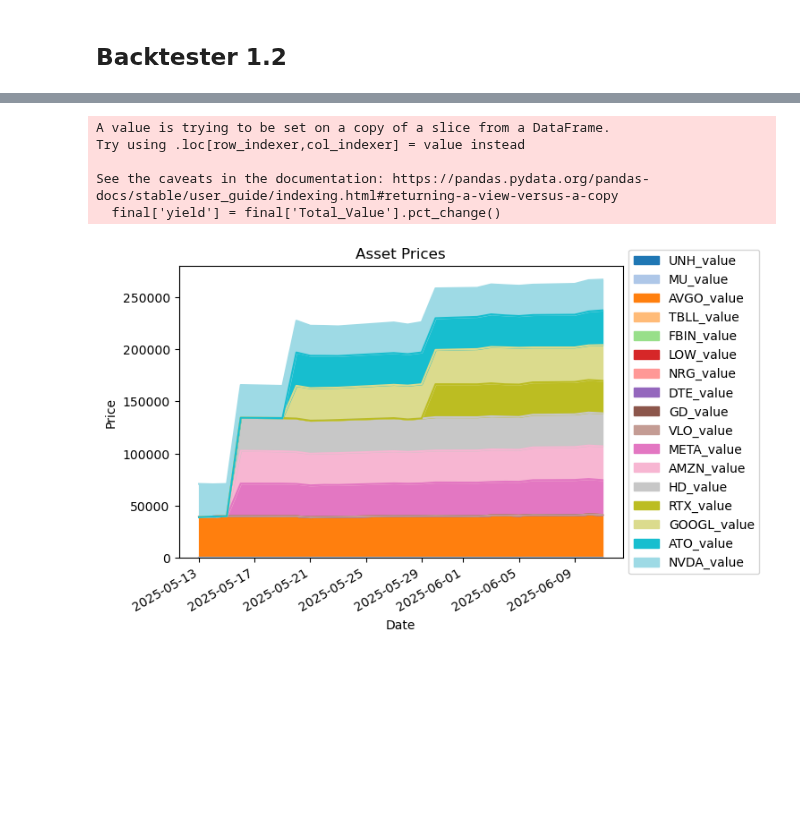
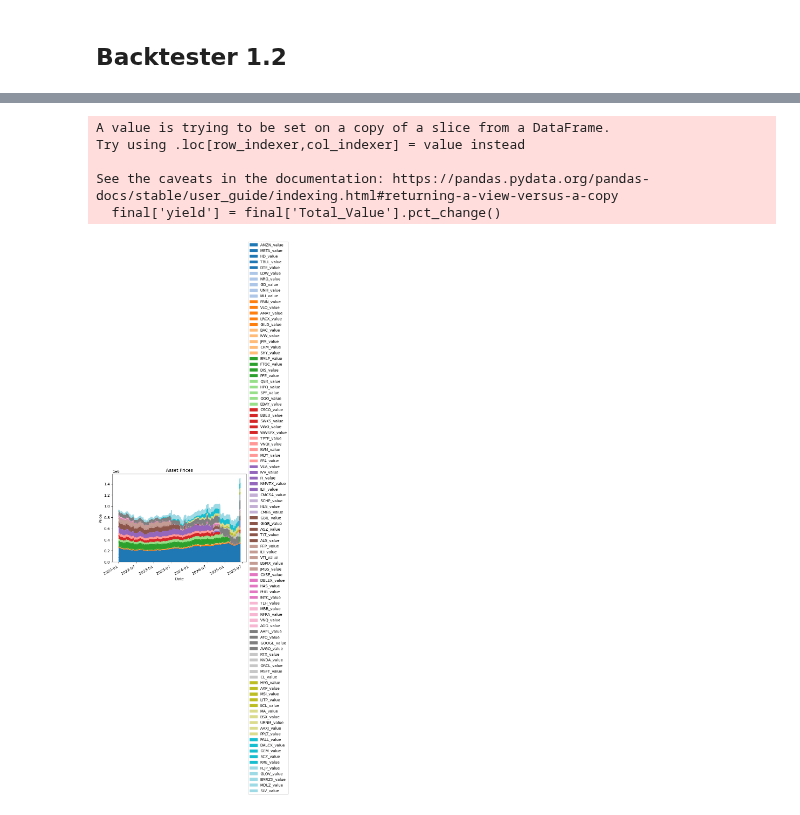
Before and after one commit to santiago20342/python-coruse, a Jupyter notebook: Projects/backtester/test.ipynb, the cells around one changed output, grey strips where cells are left out. Cells and saved outputs as stored; diff of their text form; code cells hidden in the pictures; blank space fills up the shorter version.

Commit message:
pulled data from API

```diff
--- a/Projects/backtester/test.ipynb
+++ b/Projects/backtester/test.ipynb
@@ -639,32 +768,42 @@ from portfolio import Portfolio
 from plotter import plot_df_prices_components
 from plotter import plot_df_prices_lines
 from plotter import plot_df_networth_lines
+import numpy as np
 
 
 ##FMP API
-# PUBLIC API KEY = ?apikey=eGw4yVV5QZwCAsvqO3zZcs8dNRulA1Nk
-# Define the API endpoint and parameters
-url = "https://financialmodelingprep.com/stable/senate-latest" #Api Url
-params = {
-    'apikey': 'eGw4yVV5QZwCAsvqO3zZcs8dNRulA1Nk'
-}
+#######################################################################################
+### raspberry automation code. Comment out when running manually
+# # PUBLIC API KEY = ?apikey=eGw4yVV5QZwCAsvqO3zZcs8dNRulA1Nk
+# # Define the API endpoint and parameters
+# url = "https://financialmodelingprep.com/stable/senate-latest" #Api Url
+# params = {
+#     'apikey': 'eGw4yVV5QZwCAsvqO3zZcs8dNRulA1Nk'
+# }
 
-response = requests.get(url, params=params)
-# Check if the request was successful
-if response.status_code == 200:
-    data = response.json()  # Parse the JSON response
+# response = requests.get(url, params=params)
+# # Check if the request was successful
+# if response.status_code == 200:
+#     data = response.json()  # Parse the JSON response
 
 
-response = requests.get(url, params=params)
-# Check if the request was successful
-   #getting a list of senators for the analysis since 2020
+# response = requests.get(url, params=params)
+# # Check if the request was successful
+#    #getting a list of senators for the analysis since 2020
 
-df = pd.DataFrame(data)
-
-df['symbol'].unique()  # Get unique symbols from the DataFrame
-symbol_list = list(df['symbol'].unique())
+# df = pd.DataFrame(data) #newer data from the API
+# historic_df = pd.read_csv('data/senate_historic_data.csv') #older data from the CSV file
+# df['symbol'].unique()  # Get unique symbols from the DataFrame
+# symbol_list = list(df['symbol'].unique())
+# print(f'Number of unique symbols: {len(symbol_list)}')  # Print the unique symbols
+###########################################################################################
 
 
+################################################################
+#right now we have the premium API data
+historic_df = pd.read_csv('data/senate_transaction_historic_data.csv', parse_dates=True)  # Load the historic data from CSV
+df = historic_df
+#################################################################
 
 #load json data from link
 url = "https://unitedstates.github.io/congress-legislators/legislators-current.json"
@@ -675,8 +814,6 @@ if response.status_code == 200:
     data = response.json()  # Parse the JSON response
     senator_data_df = pd.DataFrame(data)  # Convert the JSON data to a DataFrame
 
-# senator_data_df['symbol'].unique()  # Get unique symbols from the DataFrame
-# symbol_list = list(df['symbol'].unique())
 
 #need to filter data to include senators for whom we have data (2020 onwards)
 #start senators_json
@@ -684,7 +821,7 @@ senators_dict={}
 for senator in data:
     if senator['terms'] is not None:
         for term in senator['terms']:
-            if term['type'] == 'sen' and term['end'] >= '2020-06-01':
+            if term['type'] == 'sen' and term['end'] >= '2017-01-01':
                 senators_dict[senator['id']['bioguide']] = senator #modify to include transactions by data
                 senators_dict[senator['name']['official_full']] = senator #modify to include transactions by data
 
@@ -727,8 +864,14 @@ for senator, transactions in senators_transactions.items():
                 transaction['range_higher'] = range_higher #highest amount of invemnet from the range
                 transaction['range_avg'] = range_avg #avergae amount of invemnet from the range
 
-close_df = import_yf_df('data/senate_prices.csv', symbol_list) #importing stock prices and list of the symbols
-close_df.index[0]
+#close_df = import_yf_df('data/senate_stock_prices.csv', symbol_list) #importing stock prices and list of the symbols
+#close_df.index[0]
+close_df= pd.read_csv('data/senate_stock_prices.csv', parse_dates=True)
+close_df = close_df.loc[:, ~close_df.columns.str.startswith('Unnamed')]# Drop all columns whose name starts with 'Unnamed'
+close_df.set_index('Date', inplace=True)
+close_df.index = pd.to_datetime(close_df.index)
+#close_df.fillna(0, inplace=True)  # Fill NaN values with 0
+
 senator_portfolio = {} #empty dic of senator portfolio
 
 for names in senators_transactions.keys():
@@ -748,6 +891,12 @@ for name_l, reported_transactions in senators_transactions.items():
                     pass
                 #creating variables to input in portfolio
                 symb = s_transaction['symbol']
+                if type(symb) != str:
+                    continue
+                print(symb, type(symb), pd.Timestamp(valid_date))
+                print(close_df.loc[pd.Timestamp(valid_date)][s_transaction['symbol']], np.isnan(close_df.loc[pd.Timestamp(valid_date)][s_transaction['symbol']]))
+                if np.isnan(close_df.loc[pd.Timestamp(valid_date)][s_transaction['symbol']]):
+                   continue #skip to next iteration if the price is NaN
                 units = int(s_transaction['range_avg']/close_df.loc[pd.Timestamp(valid_date)][s_transaction['symbol']])
                 stk_price = close_df.loc[pd.Timestamp(valid_date)]
 
@@ -759,15 +908,15 @@ for name_l, reported_transactions in senators_transactions.items():
                                                             {str(valid_date):{symb:units}},
                                                             stk_price,
                                                             str(valid_date))# Initialize a new Portfolio object for the senator
-                    print(f'creation: {senator_portfolio[name_l].investment} for {name_l}, {stk_price[symb]*units}')
+                    #print(f'creation: {senator_portfolio[name_l].investment} for {name_l}, {stk_price[symb]*units}')
                 else:
                     if s_transaction['type'][0].lower() == 'p':
                         senator_portfolio[name_l].add_asset(symb, units, str(valid_date), float(stk_price[symb]))
                         #  def add_asset(self, symbol, units, buy_date, buy_price):
-                        print(f'adding {symb} asset: {senator_portfolio[name_l].investment} for {name_l}, price: {stk_price[symb]*units}')
+                        #print(f'adding {symb} asset: {senator_portfolio[name_l].investment} for {name_l}, price: {stk_price[symb]*units}')
                     elif s_transaction['type'][0].lower() == 's':
                         senator_portfolio[name_l].remove_asset(symb, units, str(valid_date), float(stk_price[symb]))  # Assuming remove_asset is defined in Portfolio
-                        print(f'selling {symb} asset: {senator_portfolio[name_l].investment} for {name_l}, price: {stk_price[symb]*units}')
+                        #print(f'selling {symb} asset: {senator_portfolio[name_l].investment} for {name_l}, price: {stk_price[symb]*units}')
                     else:
                         pass
 
@@ -804,9 +953,9 @@ adding LBRDK asset: {'2025-06-12': 0.0, '2025-05-19': 749841.96} for John W. Hic
 A value is trying to be set on a copy of a slice from a DataFrame.
 Try using .loc[row_indexer,col_indexer] = value instead
 
 See the caveats in the documentation: https://pandas.pydata.org/pandas-docs/stable/user_guide/indexing.html#returning-a-view-versus-a-copy
   final['yield'] = final['Total_Value'].pct_change()
-[figure, old version]
+[figure, new version]
 # %%
 senator_portfolio
 # %% [output]
```
Also changed, not shown: parts of 13 cells of this notebook, 4 other files.
